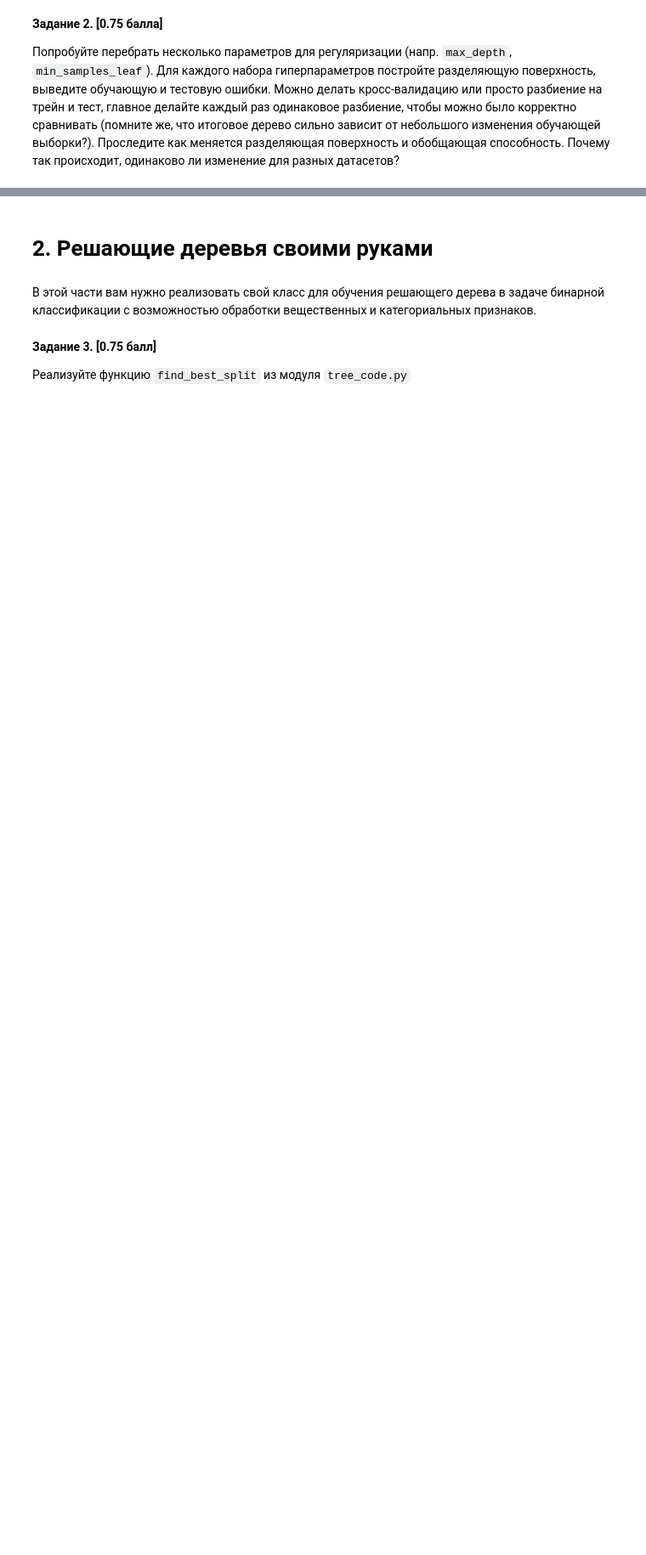
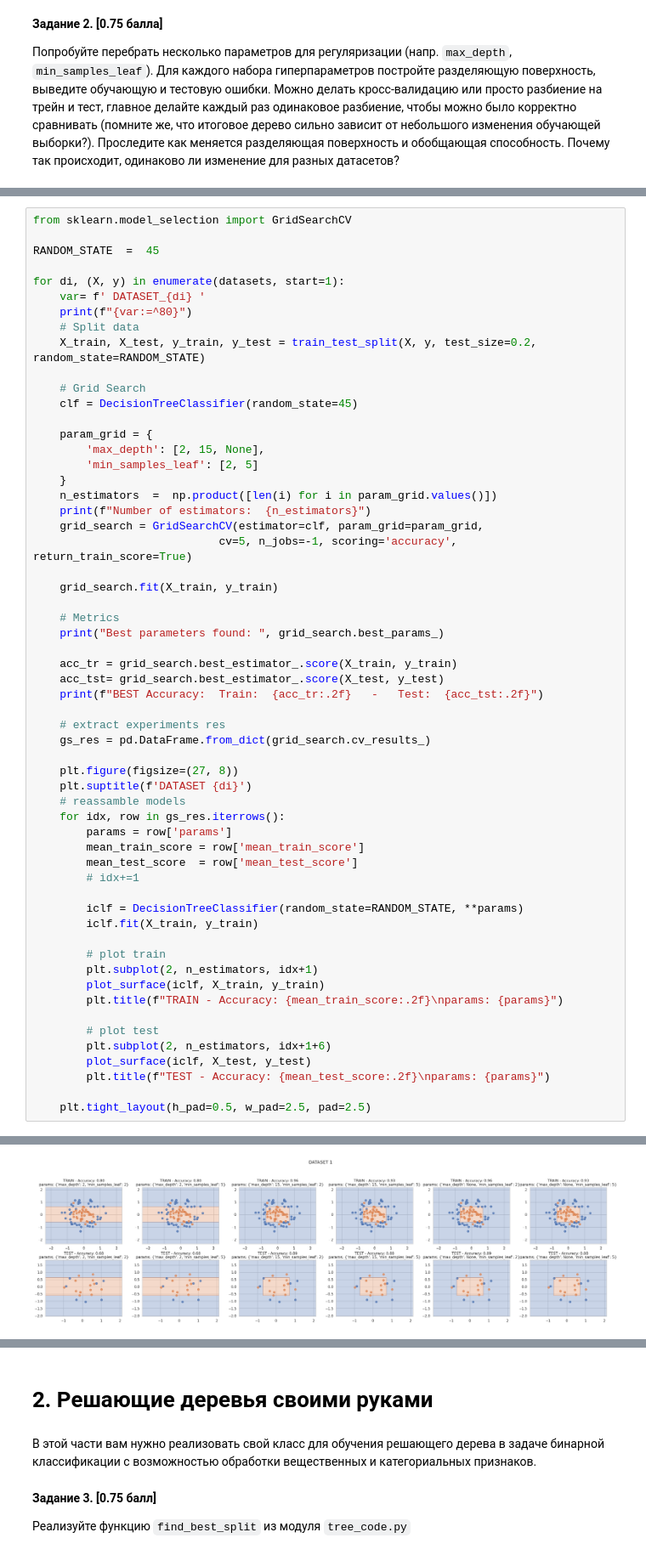
Before and after one commit to MrRozum/mai_ml_lab06_trees, a Jupyter notebook: ML MAI & SBER. Decision Trees LAB6.ipynb, the cells around one changed output, grey strips where cells are left out. Shown at 85% size. Drawn from its saved outputs; the diff is of its cells as text; blank space fills up the shorter version.

```diff
--- a/ML MAI & SBER. Decision Trees LAB6.ipynb
+++ b/ML MAI & SBER. Decision Trees LAB6.ipynb
@@ -122,0 +136,59 @@ __Ответ:__ ╰( ͡☉ ͜ʖ ͡☉ )つ──☆*:・ﾟ   ฅ^•ﻌ•^ฅ
+# %%
+from sklearn.model_selection import GridSearchCV
+
+RANDOM_STATE  =  45
+
+for di, (X, y) in enumerate(datasets, start=1):
+    var= f' DATASET_{di} '
+    print(f"{var:=^80}")
+    # Split data
+    X_train, X_test, y_train, y_test = train_test_split(X, y, test_size=0.2, random_state=RANDOM_STATE)
+
+    # Grid Search
+    clf = DecisionTreeClassifier(random_state=45)
+
+    param_grid = {
+        'max_depth': [2, 15, None],
+        'min_samples_leaf': [2, 5]
+    }
+    n_estimators  =  np.product([len(i) for i in param_grid.values()])
+    print(f"Number of estimators:  {n_estimators}")
+    grid_search = GridSearchCV(estimator=clf, param_grid=param_grid,
+                            cv=5, n_jobs=-1, scoring='accuracy', return_train_score=True)
+
+    grid_search.fit(X_train, y_train)
+
+    # Metrics
+    print("Best parameters found: ", grid_search.best_params_)
+
+    acc_tr = grid_search.best_estimator_.score(X_train, y_train)
+    acc_tst= grid_search.best_estimator_.score(X_test, y_test)
+    print(f"BEST Accuracy:  Train:  {acc_tr:.2f}   -   Test:  {acc_tst:.2f}")
+
+    # extract experiments res
+    gs_res = pd.DataFrame.from_dict(grid_search.cv_results_)
+
+    plt.figure(figsize=(27, 8))
+    plt.suptitle(f'DATASET {di}')
+    # reassamble models
+    for idx, row in gs_res.iterrows():
+        params = row['params']
+        mean_train_score = row['mean_train_score']
+        mean_test_score  = row['mean_test_score']
+        # idx+=1
+
+        iclf = DecisionTreeClassifier(random_state=RANDOM_STATE, **params)
+        iclf.fit(X_train, y_train)
+
+        # plot train
+        plt.subplot(2, n_estimators, idx+1)
+        plot_surface(iclf, X_train, y_train)
+        plt.title(f"TRAIN - Accuracy: {mean_train_score:.2f}\nparams: {params}")
+
+        # plot test
+        plt.subplot(2, n_estimators, idx+1+6)
+        plot_surface(iclf, X_test, y_test)
+        plt.title(f"TEST - Accuracy: {mean_test_score:.2f}\nparams: {params}")
+
+    plt.tight_layout(h_pad=0.5, w_pad=2.5, pad=2.5)
+# %% [output]
@@ -122,0 +207 @@ __Ответ:__ ╰( ͡☉ ͜ʖ ͡☉ )つ──☆*:・ﾟ   ฅ^•ﻌ•^ฅ
+[figure, added]
```
Also changed, not shown: parts of 8 cells of this notebook.
